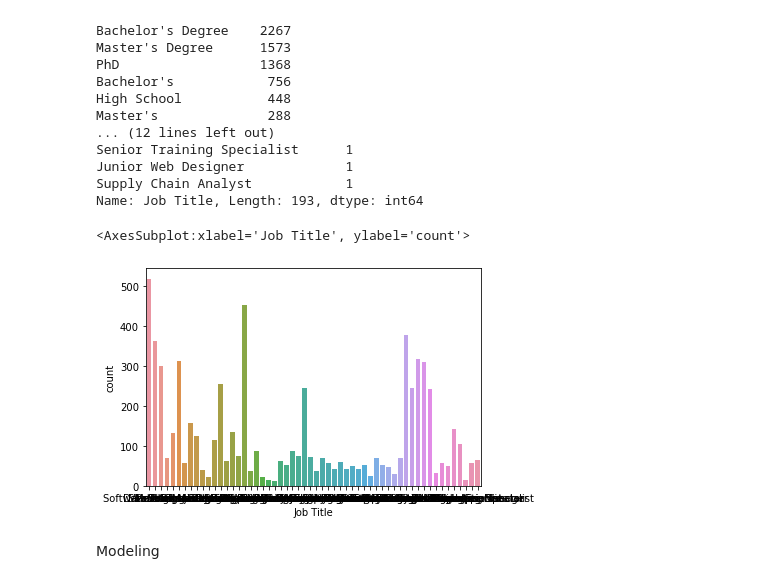
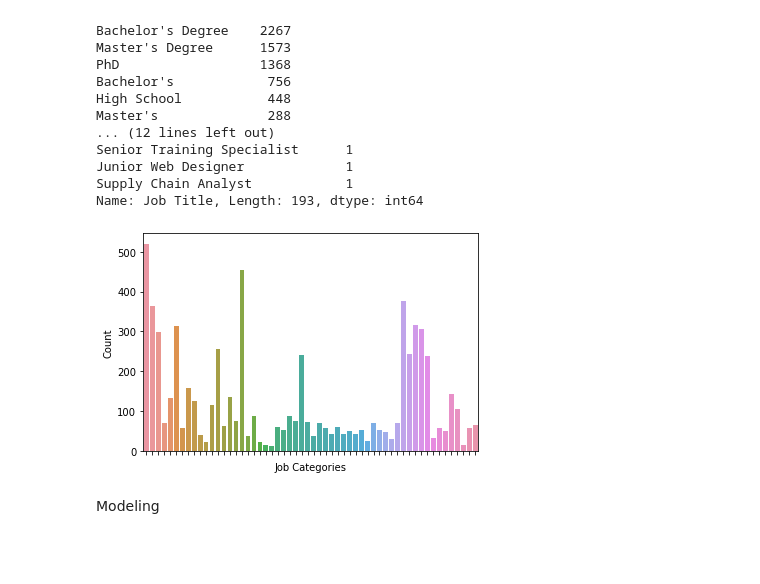
Before and after one commit to guochuanyong/Salary-Prediction-Model, a Jupyter notebook: Salary Model.ipynb, the cells around one changed output. Saved outputs shown, nothing was run; the diff lists cells and outputs as text; code cells hidden in the pictures; blank space fills up the shorter version.

```diff
--- a/Salary Model.ipynb
+++ b/Salary Model.ipynb
@@ -144,11 +144,14 @@ Name: Job Title, Length: 193, dtype: int64
 # %%
 #Replace outlier categories
 job_title_replace = df['Job Title'].value_counts()[df['Job Title'].value_counts() <= 10].index
 df['Job Title'] = df['Job Title'].replace(job_title_replace, 'Other')
 sns.countplot(x='Job Title', data=df)
+plt.xlabel('Job Categories')
+plt.ylabel('Count')
+plt.gca().set_xticklabels([])
+plt.show()
 # %% [output]
-<AxesSubplot:xlabel='Job Title', ylabel='count'>
-[figure, old version]
+[figure, new version]
 # %%
 #Remove outlier categories
 df = df[df['Gender'] != 'Other']
```
Also changed, not shown: parts of 4 cells of this notebook.
